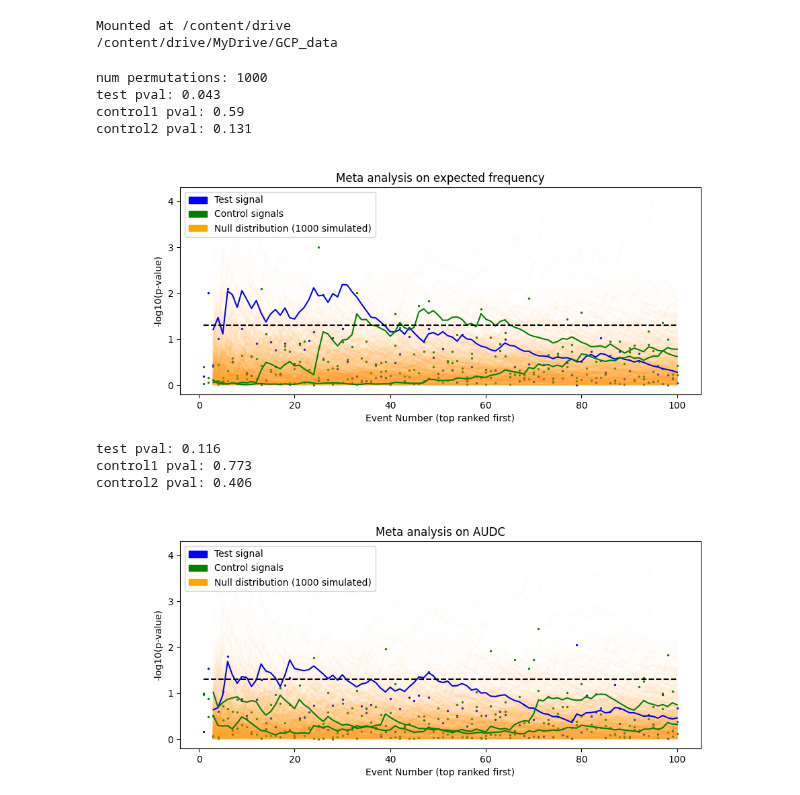
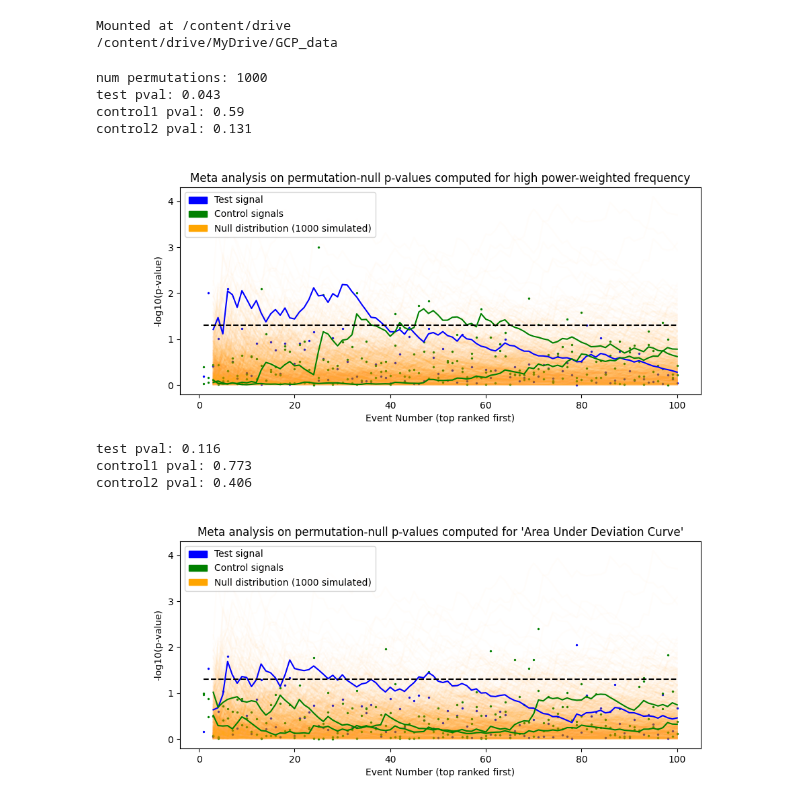
Before and after one commit to AvantiShri/gcp_analysis, a Jupyter notebook: BulkAnalyze_powerspectrum.ipynb, the cells around one changed output. Cells and saved outputs as stored; diff of their text form; code cells hidden in the pictures.

Commit message:
Updated plot titles

```diff
--- a/BulkAnalyze_powerspectrum.ipynb
+++ b/BulkAnalyze_powerspectrum.ipynb
@@ -273,7 +273,7 @@ def make_meta_trend_plot(title, test_pvals, control1_pvals, control2_pvals):
 
 print("num permutations:",NUM_PERMUTATIONS)
 
-make_meta_trend_plot("Meta analysis on expected frequency",
+make_meta_trend_plot("Meta analysis on permutation-null p-values computed for high power-weighted frequency",
                      test_pvals=1-np.array(percentiles_ef["test"]),
                      control1_pvals=1-np.array(percentiles_ef["control1"]),
                      control2_pvals=1-np.array(percentiles_ef["control2"]))
@@ -283,15 +283,15 @@ num permutations: 1000
 test pval: 0.043
 control1 pval: 0.59
 control2 pval: 0.131
-[figure, old version]
+[figure, new version]
 # %%
-make_meta_trend_plot("Meta analysis on AUDC",
+make_meta_trend_plot("Meta analysis on permutation-null p-values computed for 'Area Under Deviation Curve'",
                      test_pvals=np.array(pvals_audc["test"]),
                      control1_pvals=np.array(pvals_audc["control1"]),
                      control2_pvals=1-np.array(pvals_audc["control2"]))
 Image("metapval.png")
 # %% [output]
 test pval: 0.116
 control1 pval: 0.773
 control2 pval: 0.406
-[figure, old version]
+[figure, new version]
```
